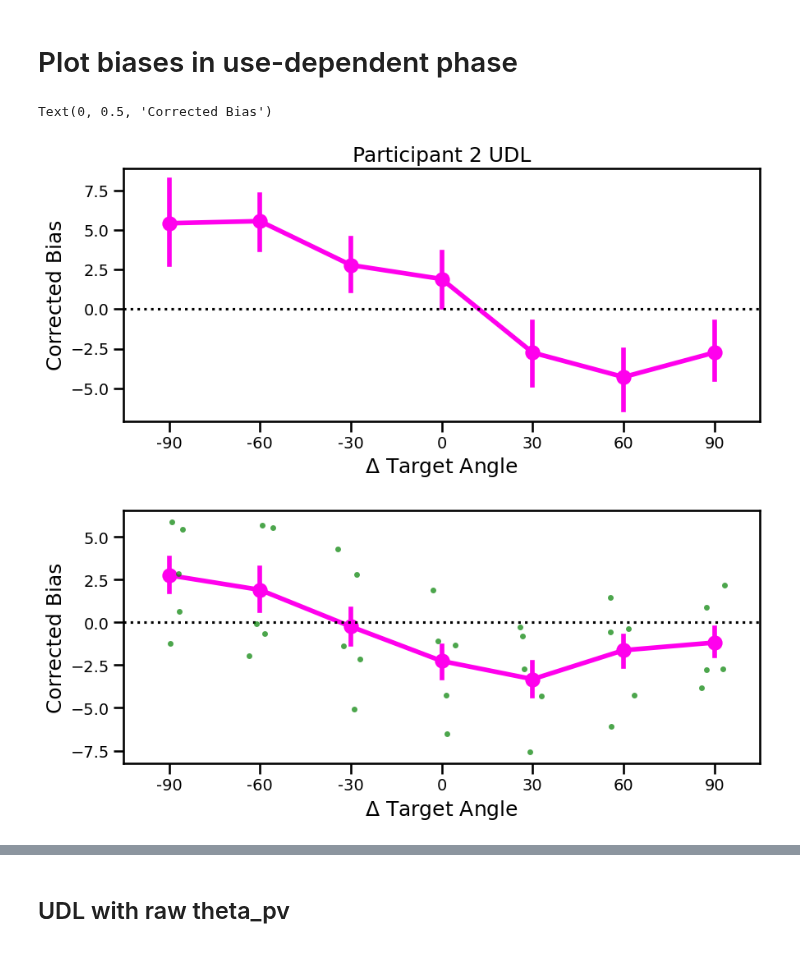
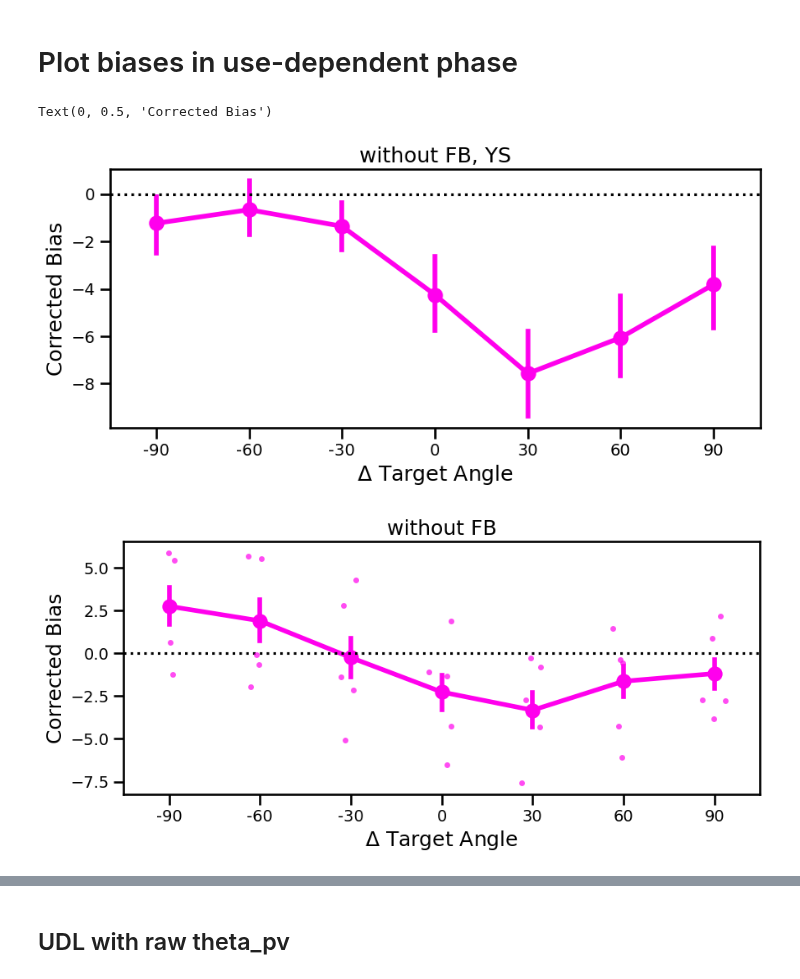
Before and after one commit to abbysun4/UDLR_study, a Jupyter notebook: UDLR_ver1/scripts/analysis_script_pilot_withoutFB.ipynb, the cells around one changed output, grey strips where cells are left out. Cells and saved outputs as stored; diff of their text form; code cells hidden in the pictures.

Commit message:
added Jeremy's data, SE index analysis, 150 vs 60 repeated target analysis

```diff
--- a/UDLR_ver1/scripts/analysis_script_pilot_withoutFB.ipynb
+++ b/UDLR_ver1/scripts/analysis_script_pilot_withoutFB.ipynb
@@ -101,7 +100,7 @@ def add_bias_correction(df, angle_col, phase_name, epoch):
         ]
         .groupby(["SN", "target_angle"], as_index=False)[angle_col]
         .mean()
-        .rename(columns={angle_col: bias_col})
+        .rename(columns={angle_col: bias_col}).copy()
     )
 
     # merge bias back into dataframe
@@ -115,6 +114,25 @@ def add_bias_correction(df, angle_col, phase_name, epoch):
     )
     return df
 
+def calculate_se_index(df, y_col):
+    """
+    calculate the sequential effect (SE) index
+    ** do this per participant
+    POSITIVE SE Index = attractive bias (UDL)
+    NEGATIVE SE Index = repulsive bias (REPULSE)
+
+    parameters:
+    df : DataFrame; data to calculate SE index from
+    y_col : str; column containing corrected bias
+
+    output:
+    df with the SE index per participant
+    """
+    negative_mean = df.loc[df["target_angle_diff"] < 0].groupby("SN")[y_col].mean()
+    positive_mean = df.loc[df["target_angle_diff"] > 0].groupby("SN")[y_col].mean()
+
+    return negative_mean - positive_mean
+
 ## should probably create a function that determines the repeated target and changes all the targets to be centred around ZERO
 # %% [markdown]
 ## Data Wrangling
@@ -269,11 +287,13 @@ df_udl_constrained = (
 ).copy()
 
 df_udl_constrained = df_udl_constrained.loc[df_udl_constrained['feedback'] == 0]
+
 # change so it stores the probe column??
 # Split target_angle == 150 and everything else
 df_target_150 = df_udl_constrained[df_udl_constrained['target_angle'] == 150].copy()
 df_other = df_udl_constrained[df_udl_constrained['target_angle'] != 150].copy()
 # Randomly keep 16 of the target_angle == 150 rows (will use PROBE LATER!!)
+
 df_target150_keep = (
     df_target_150
     .groupby('SN', group_keys=False)
@@ -289,8 +309,8 @@ df_udl_constrained = (
 
 subject_means = df_udl_constrained.groupby(['SN', 'target_angle_diff'])['corrected_repulse_theta_pv'].mean().reset_index()
 
-# plot graph for one participant
-subject_num = 2
+# plot graph for one participant (everything is hardcoded right now)
+subject_num = 4
 fig, ax = plt.subplots(figsize=(10,4))
 sns.pointplot(
     data=df_udl_constrained[df_udl_constrained['SN']==subject_num],
@@ -306,48 +326,40 @@ ax.tick_params(axis='x', labelsize=14)
 ax.tick_params(axis='y', labelsize=14)
 plt.xlabel(r'$\Delta$ Target Angle')
 plt.ylabel('Corrected Bias')
-plt.title(f'Participant {subject_num} UDL')
+plt.title('without FB, YS')
 
 # plot graph for group level
 fig, ax = plt.subplots(figsize=(10,4))
 sns.pointplot(
     data=df_udl_constrained,
     x='target_angle_diff',
     y='corrected_repulse_theta_pv',
     estimator='mean',
     errorbar=('ci',95),
     #color='black',
     ax=ax
 )
 
 sns.stripplot(
     data=subject_means,
     x='target_angle_diff',
     y='corrected_repulse_theta_pv',
-    color='green',
+    #color='green',
     alpha=0.7,
     jitter=0.15,
     size=5,
     ax=ax
 )
 
-# sns.stripplot(
-#     data=subject_means[subject_means['SN']==5],
-#     x='target_angle_diff',
-#     y='corrected_repulse_theta_pv',
-#     color='red',
-#     alpha=0.7,
-#     jitter=0.15,
-#     size=5,
-#     ax=ax
-# )
-
 ax.axhline(0, color='black', linestyle=':')
 ax.tick_params(axis='x', labelsize=14)
 ax.tick_params(axis='y', labelsize=14)
+plt.title('without FB')
 plt.xlabel(r'$\Delta$ Target Angle')
 plt.ylabel('Corrected Bias')
+
+# plt.savefig('withoutFB.png', dpi=600, bbox_inches='tight')
 # %% [output]
 Text(0, 0.5, 'Corrected Bias')
-[figure, old version]
+[figure, new version]
-[figure, old version]
+[figure, new version]
```
Also changed, not shown: parts of 28 cells of this notebook, 4 other files.
